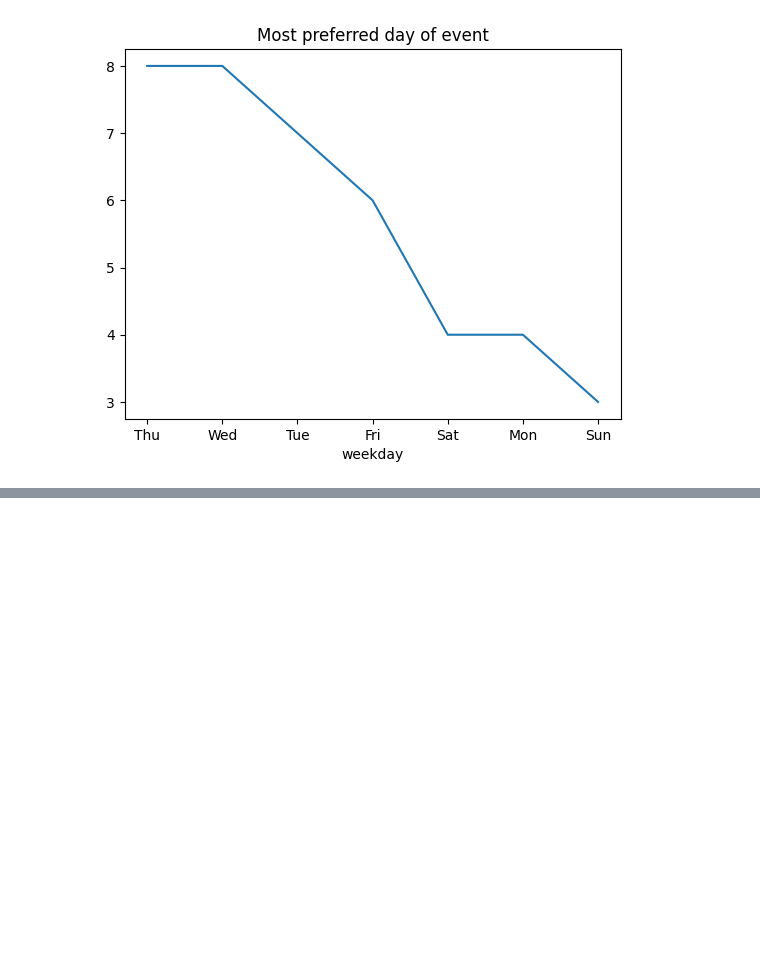
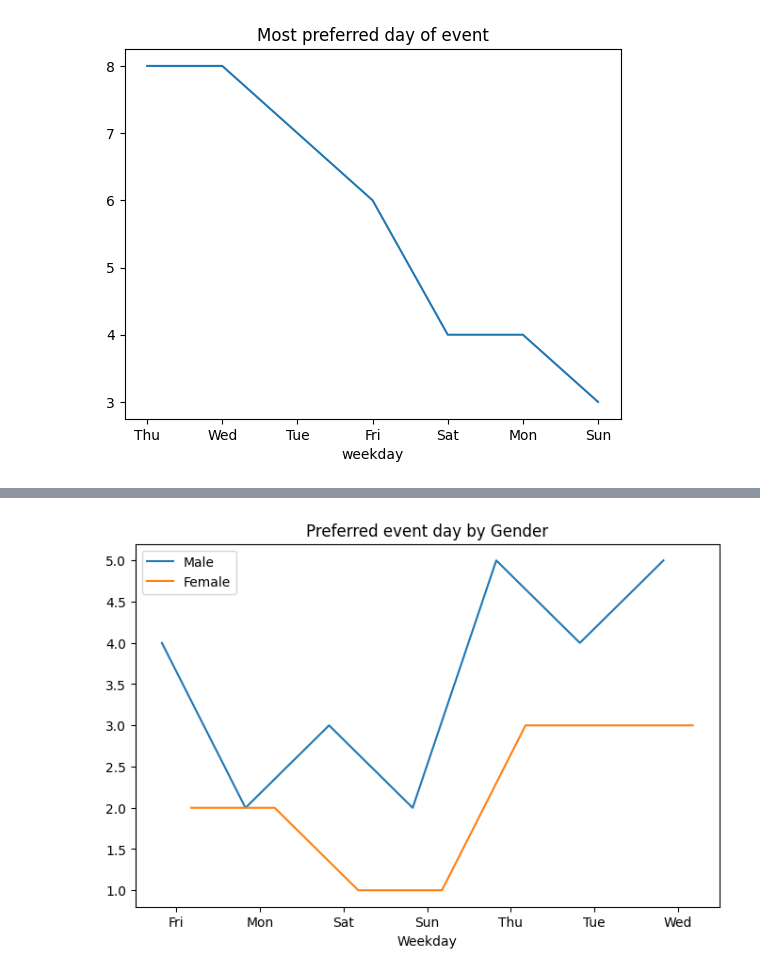
Before and after one commit to djibril968/Tribe_related_projects, a Jupyter notebook: spring_events_analytics.ipynb, the cells around one changed output, grey strips where cells are left out. Saved outputs shown, nothing was run; the diff lists cells and outputs as text; code cells hidden in the pictures; blank space fills up the shorter version.

```diff
--- a/spring_events_analytics.ipynb
+++ b/spring_events_analytics.ipynb
@@ -399,0 +404,19 @@ plt.show()
+# %%
+Weekdays = ['Fri', 'Mon', 'Sat', 'Sun', 'Thu', 'Tue', 'Wed']
+
+test_df = pref_event_day_by_gender.pivot(index= 'pref_days', columns='Gender', values= 'counts')
+test_df
+plt.figure(figsize= (8, 5))
+x = np.arange(len(test_df.index))
+#now we set the width of our bars
+bar_width = 0.35
+
+plt.plot(x -bar_width/2, test_df['Male'], label = 'Male')
+plt.plot(x + bar_width/2, test_df['Female'], label = 'Female')
+plt.title("Preferred event day by Gender")
+plt.xticks(ticks= x, labels= Weekdays)
+plt.xlabel('Weekday')
+plt.legend()
+plt.show()
+# %% [output]
+[figure, added]
```
Also changed, not shown: parts of 1 cell of this notebook.
